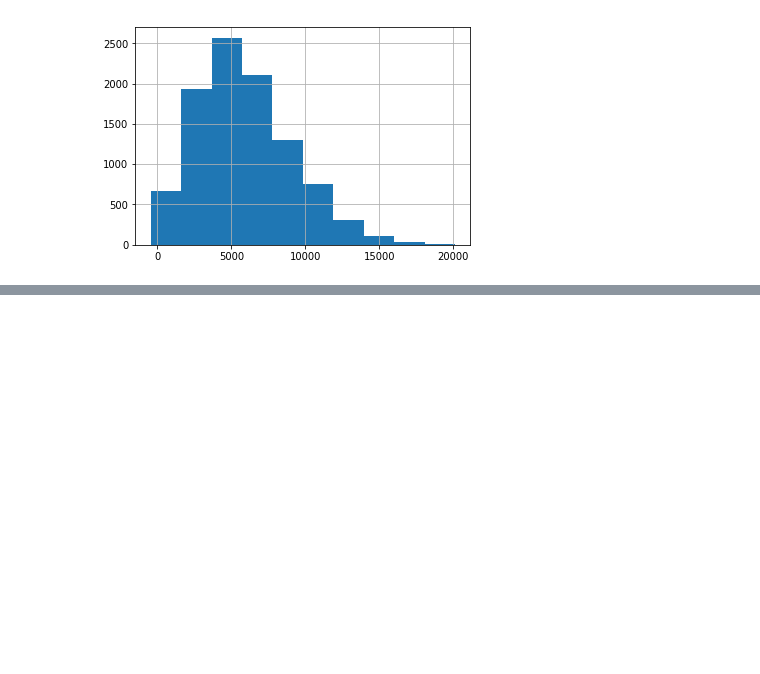
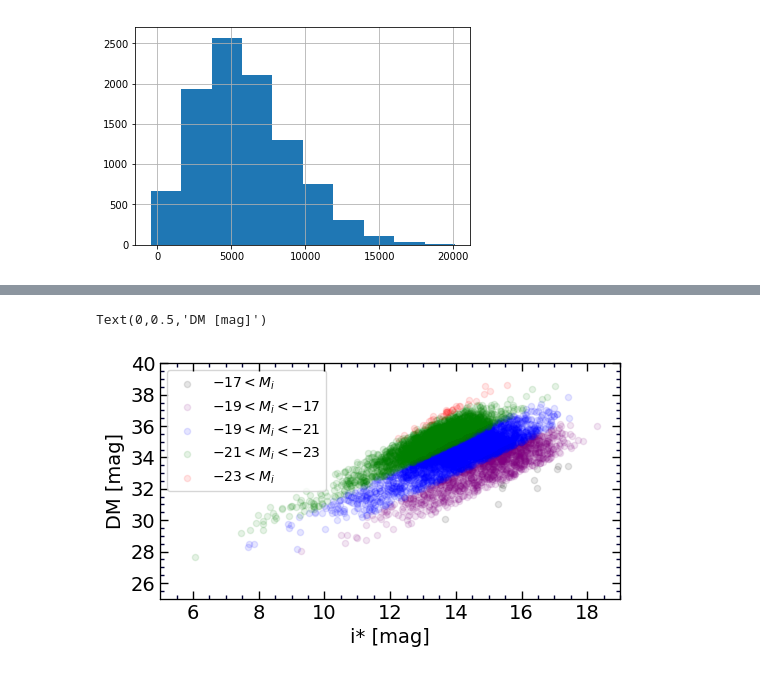
Before and after one commit to ekourkchi/test_TFRcatal, a Jupyter notebook: Hubble_cutoff.ipynb, the cells around one changed output, grey strips where cells are left out. Cells and saved outputs as stored; diff of their text form; code cells hidden in the pictures; blank space fills up the shorter version.

```diff
--- a/Hubble_cutoff.ipynb
+++ b/Hubble_cutoff.ipynb
@@ -211,0 +286,40 @@ plt.subplots_adjust(hspace=0.03, wspace=0.2)
+# %%
+fig = py.figure(figsize=(5, 10), dpi=100)
+fig.subplots_adjust(wspace=0, top=0.92, bottom=0.12, left=0.06, right=0.98)
+gs = gridspec.GridSpec(3,1) ; p=0
+
+ax = plt.subplot(gs[p]) ; p+=1
+X = 'i***'
+Y = 'DMbest'
+df[df.I>-17].plot.scatter(x=X, y=Y, color='k', alpha=0.1, ax=ax, label=r'$-17<M_i$')
+df[((df.I<-17) & (df.I>-19))].plot.scatter(x=X, y=Y, color='purple', alpha=0.1, ax=ax, label=r'$-19<M_i<-17$')
+df[((df.I<-19) & (df.I>-21))].plot.scatter(x=X, y=Y, color='b', alpha=0.1, ax=ax, label=r'$-19<M_i<-21$')
+df[((df.I<-21) & (df.I>-23))].plot.scatter(x=X, y=Y, color='green', alpha=0.1, ax=ax, label=r'$-21<M_i<-23$')
+df[((df.I<-23) & (df.I>-25))].plot.scatter(x=X, y=Y, color='red', alpha=0.1, ax=ax, label=r'$-23<M_i$')
+
+x_ax, y_ax = set_axes(ax, (5,19), (25,40), fontsize=14)
+ax.set_xlabel("i* [mag]", fontsize=14)
+ax.set_ylabel("DM [mag]", fontsize=14)
+
+# ax = plt.subplot(gs[p]) ; p+=1
+# X = 'i***'
+# Y = 'logH'
+# df[df.I>-17].plot.scatter(x=X, y=Y, color='k', alpha=0.1, ax=ax)
+# df[((df.I<-17) & (df.I>-19))].plot.scatter(x=X, y=Y, color='purple', alpha=0.1, ax=ax)
+# df[((df.I<-19) & (df.I>-21))].plot.scatter(x=X, y=Y, color='b', alpha=0.1, ax=ax)
+# df[((df.I<-21) & (df.I>-23))].plot.scatter(x=X, y=Y, color='green', alpha=0.1, ax=ax)
+# df[((df.I<-23) & (df.I>-25))].plot.scatter(x=X, y=Y, color='red', alpha=0.1, ax=ax)
+
+
+
+# ax = plt.subplot(gs[p]) ; p+=1
+# X = 'i***'
+# Y = 'lgWmxi'
+# df[df.I>-17].plot.scatter(x=X, y=Y, color='k', alpha=0.1, ax=ax)
+# df[((df.I<-17) & (df.I>-19))].plot.scatter(x=X, y=Y, color='purple', alpha=0.1, ax=ax)
+# df[((df.I<-19) & (df.I>-21))].plot.scatter(x=X, y=Y, color='b', alpha=0.1, ax=ax)
+# df[((df.I<-21) & (df.I>-23))].plot.scatter(x=X, y=Y, color='green', alpha=0.1, ax=ax)
+# df[((df.I<-23) & (df.I>-25))].plot.scatter(x=X, y=Y, color='red', alpha=0.1, ax=ax)
+# %% [output]
+Text(0,0.5,'DM [mag]')
+[figure, added]
```
Also changed, not shown: parts of 12 cells of this notebook, 1 other file.
